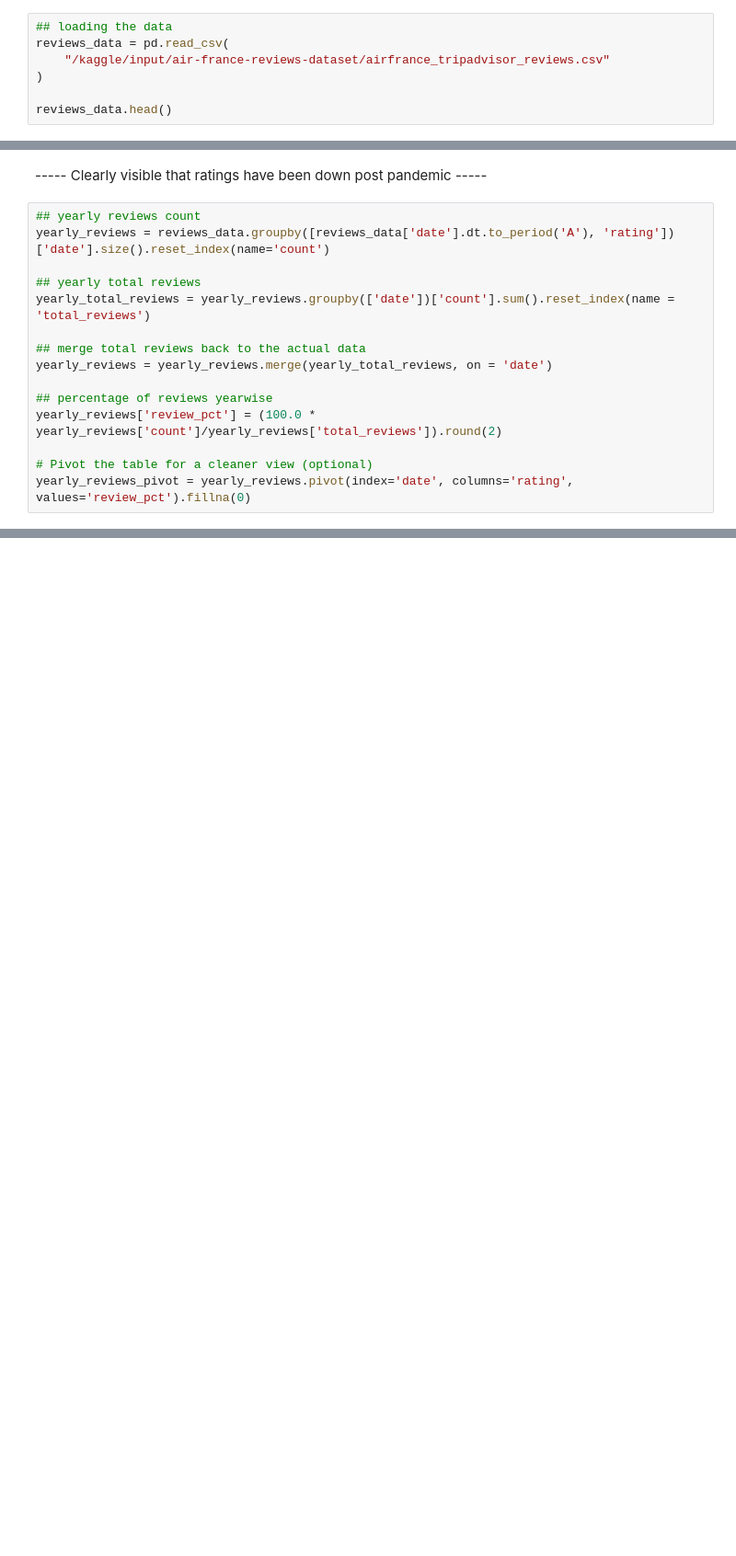
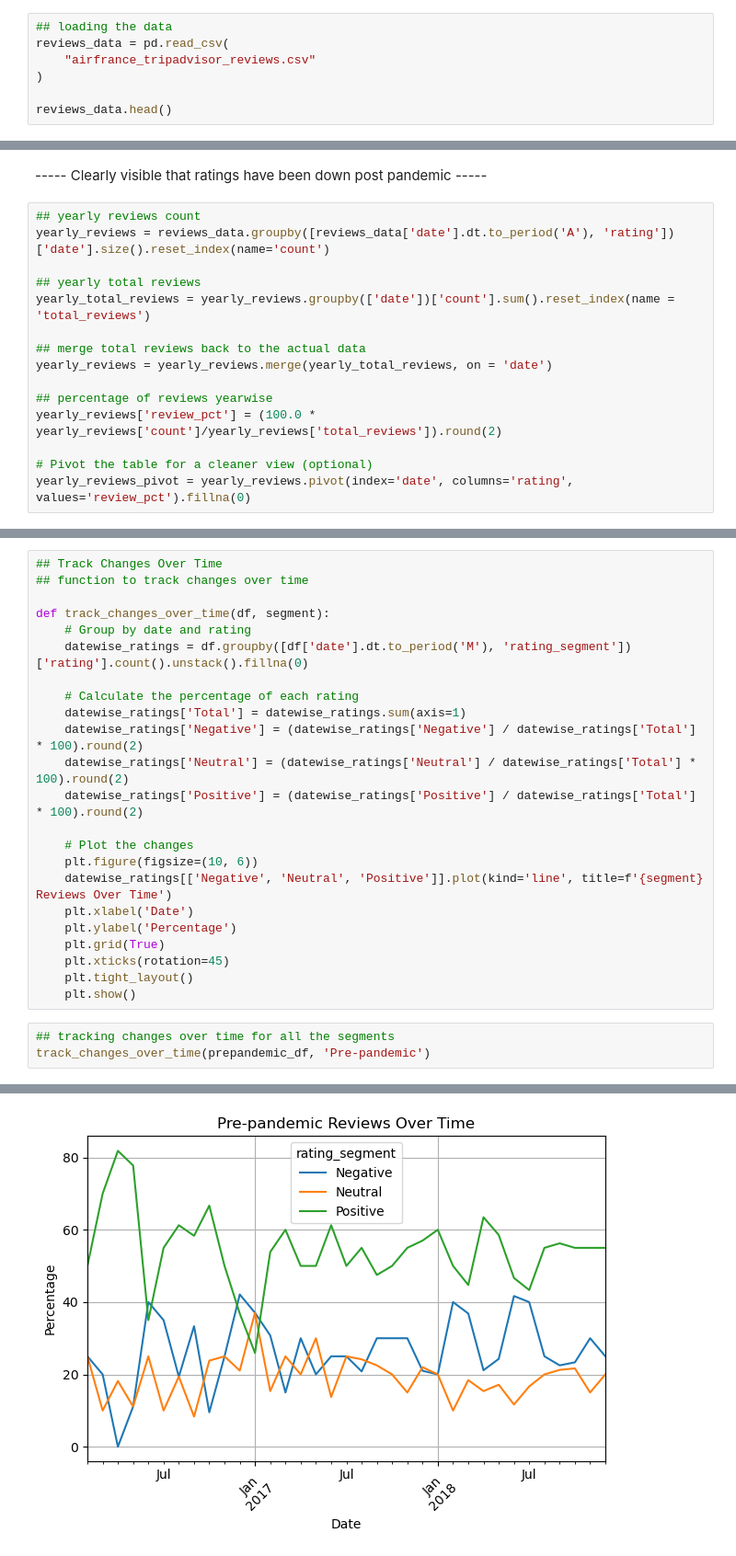
Before and after one commit to SaibalPatraDS/Airlines-Reviews-Analysis, a Jupyter notebook: air_france_reviews.ipynb, the cells around one changed output, grey strips where cells are left out. Shown at 92% size. Drawn from its saved outputs; the diff is of its cells as text; blank space fills up the shorter version.

```diff
--- a/air_france_reviews.ipynb
+++ b/air_france_reviews.ipynb
@@ -9,7 +15,7 @@ import seaborn as sns
 # %%
 ## loading the data
 reviews_data = pd.read_csv(
-    "/kaggle/input/air-france-reviews-dataset/airfrance_tripadvisor_reviews.csv"
+    "airfrance_tripadvisor_reviews.csv"
 )
 
 reviews_data.head()
@@ -129,0 +396,27 @@ prepandemic_df.date.max(), prepandemic_df.date.min()
+# %%
+## Track Changes Over Time
+## function to track changes over time
+
+def track_changes_over_time(df, segment):
+    # Group by date and rating
+    datewise_ratings = df.groupby([df['date'].dt.to_period('M'), 'rating_segment'])['rating'].count().unstack().fillna(0)
+
+    # Calculate the percentage of each rating
+    datewise_ratings['Total'] = datewise_ratings.sum(axis=1)
+    datewise_ratings['Negative'] = (datewise_ratings['Negative'] / datewise_ratings['Total'] * 100).round(2)
+    datewise_ratings['Neutral'] = (datewise_ratings['Neutral'] / datewise_ratings['Total'] * 100).round(2)
+    datewise_ratings['Positive'] = (datewise_ratings['Positive'] / datewise_ratings['Total'] * 100).round(2)
+
+    # Plot the changes
+    plt.figure(figsize=(10, 6))
+    datewise_ratings[['Negative', 'Neutral', 'Positive']].plot(kind='line', title=f'{segment} Reviews Over Time')
+    plt.xlabel('Date')
+    plt.ylabel('Percentage')
+    plt.grid(True)
+    plt.xticks(rotation=45)
+    plt.tight_layout()
+    plt.show()
+# %%
+## tracking changes over time for all the segments
+track_changes_over_time(prepandemic_df, 'Pre-pandemic')
+# %% [output]
@@ -129,0 +424 @@ prepandemic_df.date.max(), prepandemic_df.date.min()
+[figure, added]
```
Also changed, not shown: parts of 35 cells of this notebook, 1 other file.
